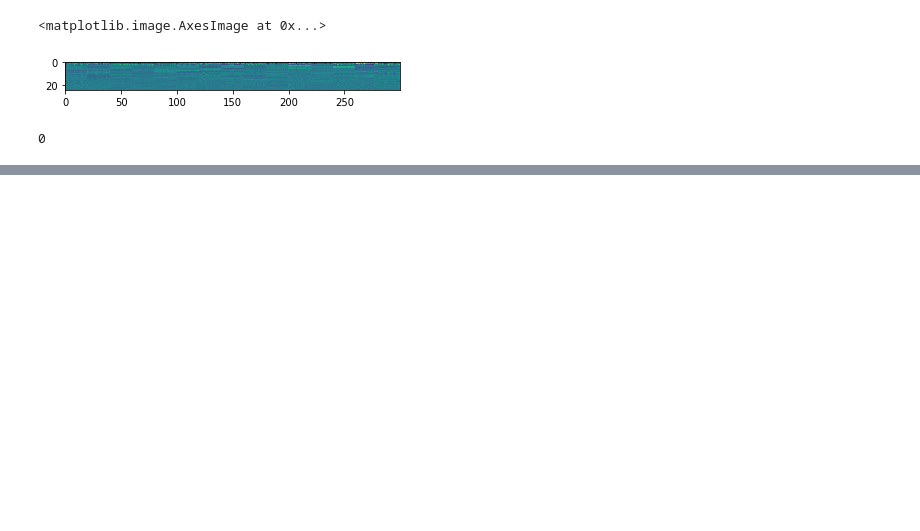
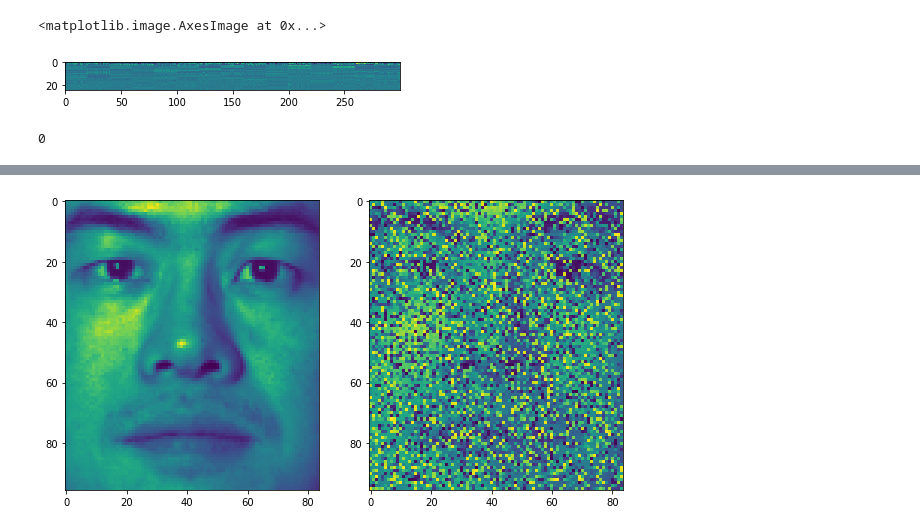
Before and after one commit to sukritarora/robust_face_recognition, a Jupyter notebook: robust_face_recognition.ipynb, the cells around one changed output, grey strips where cells are left out. Cells and saved outputs as stored; diff of their text form; code cells hidden in the pictures; blank space fills up the shorter version.

Commit message:
Robust code added

```diff
--- a/robust_face_recognition.ipynb
+++ b/robust_face_recognition.ipynb
@@ -113,10 +114,10 @@ names[1]
  'CroppedYale/yaleB18/yaleB18_P00A-085E-20.pgm',
  ...]
 # %%
-A, y, train_gt, test_gt, names = train_test_split(num_classes = num_class, num_train = num_train, num_test = num_test)
-print(A.shape, y.shape)
-print(train_gt)
-print(test_gt)
+# A, y, train_gt, test_gt, names = train_test_split(num_classes = num_class, num_train = num_train, num_test = num_test)
+# print(A.shape, y.shape)
+# print(train_gt)
+# print(test_gt)
 # %% [output]
 (32256, 300) (32256, 75)
 [ 0  0  0  0  0  0  0  0  0  0  0  0  0  0  0  0  0  0  0  0  1  1  1  1
@@ -310,0 +310,25 @@ robust_identity(A_down, down_samp(y_test_noise,16)[0])
+# %%
+# Corrupt data for robust identity
+def corrupt(test_mat, percent=0.3):
+    im_size, num_ims = test_mat.shape
+    corrupt_mat = test_mat.copy()
+    corrupt_size = int(im_size*percent)
+    for i in range(num_ims):
+        corrupt_idxs = np.random.choice(im_size, size=corrupt_size, replace=False)
+        corrupt_data = np.random.randint(256, size=corrupt_size)
+        corrupt_mat[:,i][corrupt_idxs] = corrupt_data
+#     print(im_size, num_ims, corrupt_size)
+    return corrupt_mat
+# %%
+y_ds, y_ds_sh = down_samp(y, 2)
+# %%
+corrupt_y = corrupt(y_ds, 0.6)
+k = 1
+plt.figure(figsize=(10,10))
+plt.subplot(121)
+plt.imshow(y_ds[:,k].reshape(y_ds_sh))
+plt.subplot(122)
+plt.imshow(corrupt_y[:,k].reshape(y_ds_sh))
+plt.show()
+# %% [output]
+[figure, added]
```
Also changed, not shown: parts of 20 cells of this notebook.
